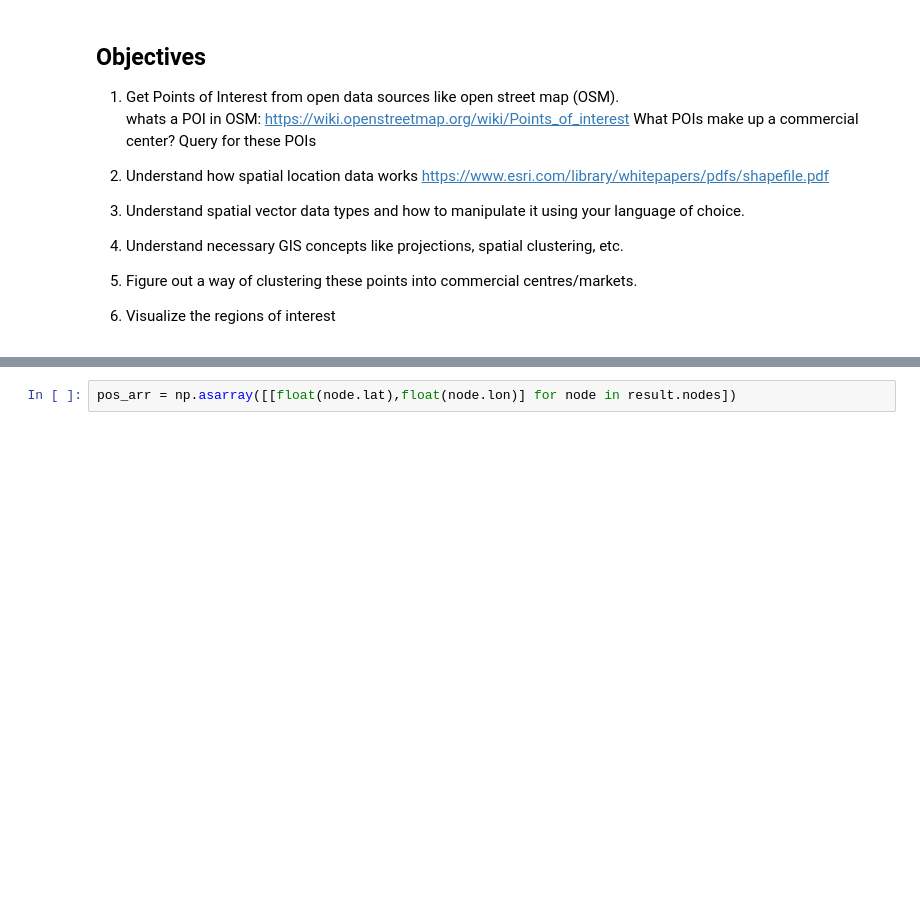
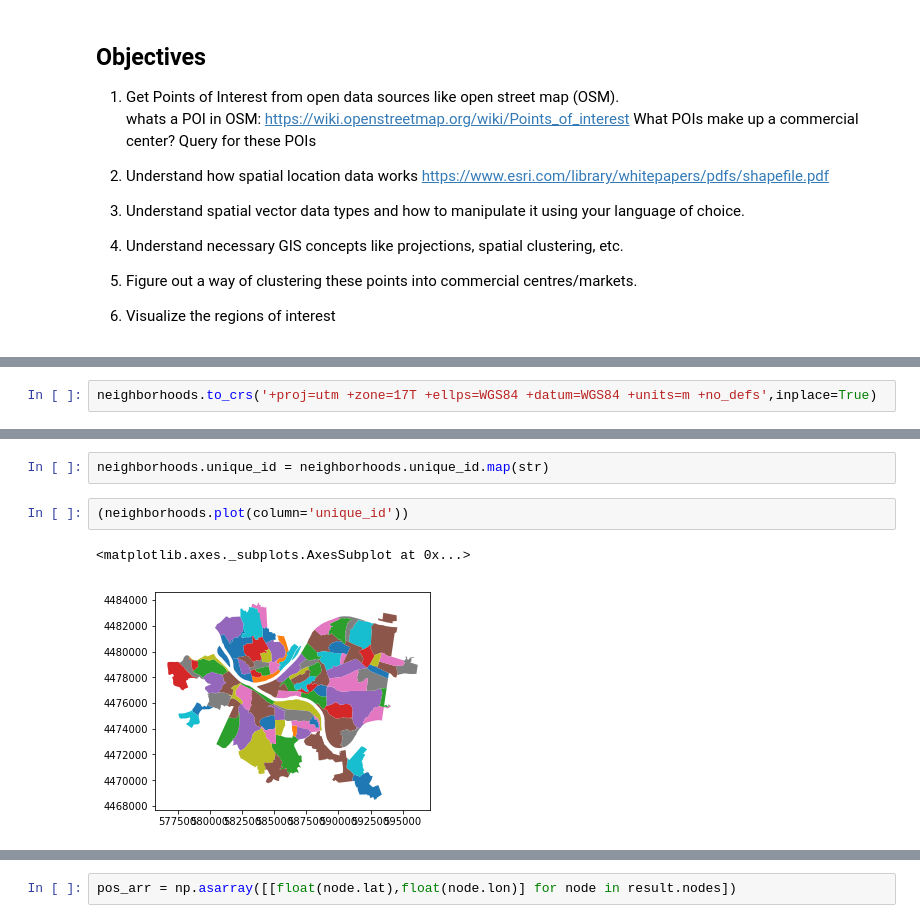
Before and after one commit to virenbajaj/Pittsburghs-Commercial-Clusters, a Jupyter notebook: Commercial Centers.ipynb, the cells around one changed output, grey strips where cells are left out. Drawn from its saved outputs; the diff is of its cells as text; blank space fills up the shorter version.

```diff
--- a/Commercial Centers.ipynb
+++ b/Commercial Centers.ipynb
@@ -59,0 +237,2 @@ result = api.query(querystr)
+# %%
+neighborhoods.to_crs('+proj=utm +zone=17T +ellps=WGS84 +datum=WGS84 +units=m +no_defs',inplace=True)
@@ -59,0 +253,7 @@ result = api.query(querystr)
+# %%
+neighborhoods.unique_id = neighborhoods.unique_id.map(str)
+# %%
+(neighborhoods.plot(column='unique_id'))
+# %% [output]
+<matplotlib.axes._subplots.AxesSubplot at 0x...>
+[figure, added]
```
Also changed, not shown: parts of 37 cells of this notebook, 35 other files.
